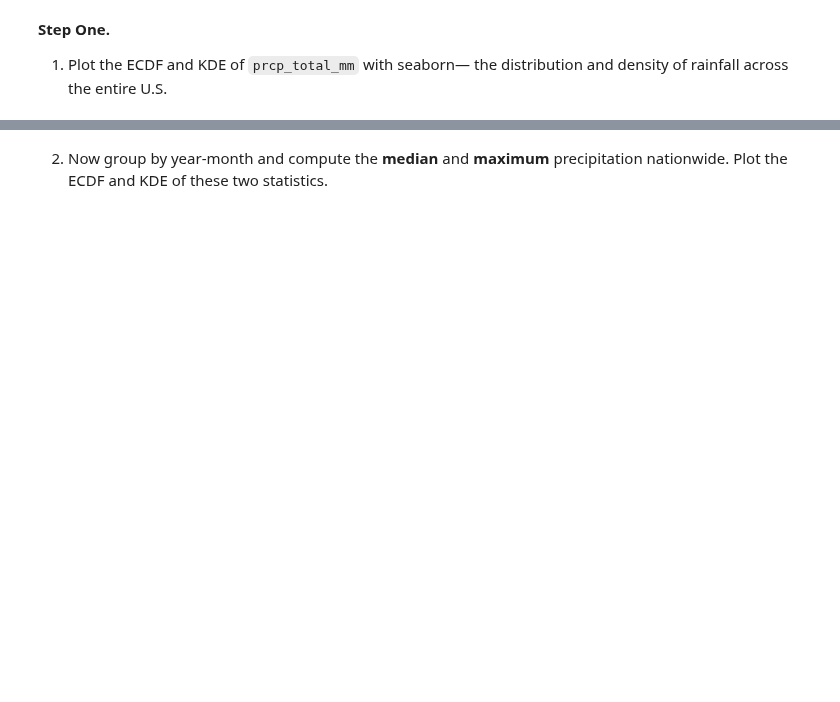
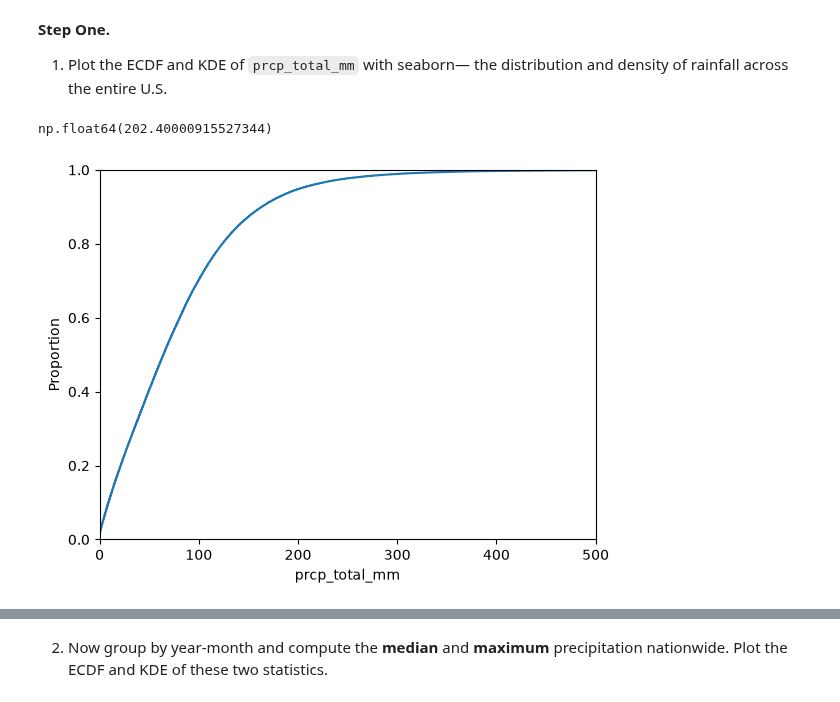
Before and after one commit to Rhatek/UU_F26_templates, a Jupyter notebook: Week05/Thursday_Lab/lab_05.ipynb, the cells around one changed output, grey strips where cells are left out. Drawn from its saved outputs; the diff is of its cells as text; code cells hidden in the pictures; blank space fills up the shorter version.

```diff
--- a/Week05/Thursday_Lab/lab_05.ipynb
+++ b/Week05/Thursday_Lab/lab_05.ipynb
@@ -96,3 +137,13 @@ df.head()
 # %% [markdown]
 **Step One.**
 1. Plot the ECDF and KDE of `prcp_total_mm` with seaborn— the distribution and density of rainfall across the entire U.S.
+# %%
+df['prcp_total_mm'].quantile(0.95)
+# %% [output]
+np.float64(202.40000915527344)
+# %%
+sns.ecdfplot(data= df,x = 'prcp_total_mm')
+plt.xlim(0, 500)
+plt.show()
+# %% [output]
+[figure, added]
```
Also changed, not shown: parts of 33 cells of this notebook, 1 other file.
